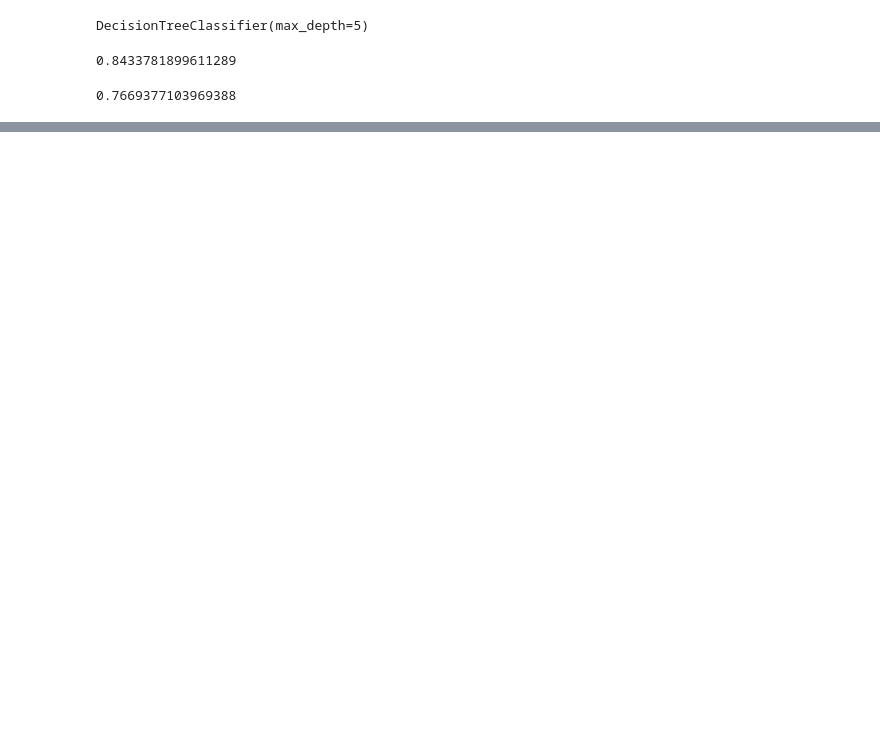
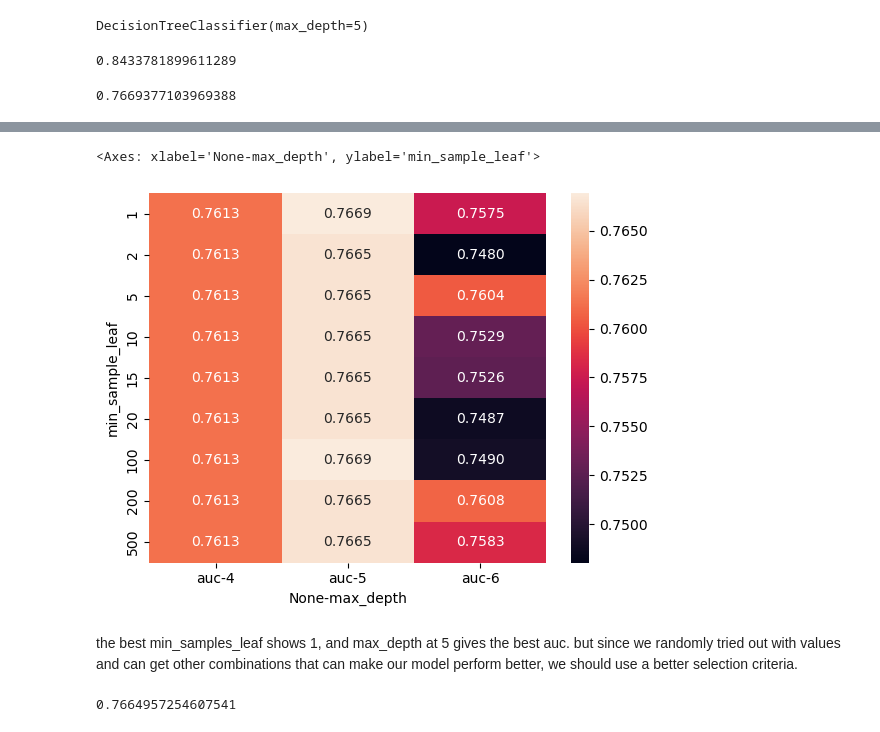
Before and after one commit to psychAura/Machine-Learning-Zoomcamp, a Jupyter notebook: Decision Trees/trees.ipynb, the cells around one changed output, grey strips where cells are left out. Cells and saved outputs as stored; diff of their text form; code cells hidden in the pictures; blank space fills up the shorter version.

Commit message:
tuned parameter for DT model

```diff
--- a/Decision Trees/trees.ipynb
+++ b/Decision Trees/trees.ipynb
@@ -281,0 +288,11 @@ print(export_text(dt, feature_names = dv.get_feature_names_out()))
+# %%
+##finding the best max_depth
+
+for d in [1,2,3,4, 5,6,10,15,20, None]:
+    dt = DecisionTreeClassifier (max_depth = d)
+    dt.fit(X_train, y_train)
+
+    y_pred = dt.predict_proba(X_val)[:,1]
+    auc = roc_auc_score(y_val, y_pred)
+
+    print ('%4s -> %.3f' % (d, auc))
@@ -281,0 +312,14 @@ print(export_text(dt, feature_names = dv.get_feature_names_out()))
+# %%
+scores = []
+for d in [4,5,6]:
+    for s in [1,2,5,10,15,20,100,200,500]:
+        dt = DecisionTreeClassifier (max_depth = d)
+        dt.fit(X_train, y_train)
+
+        y_pred = dt.predict_proba(X_val)[:,1]
+        auc = roc_auc_score(y_val, y_pred)
+
+        scores.append((d,s,auc))
+# %%
+df_scores = pd.DataFrame(scores, columns =['max_depth', 'min_sample_leaf', 'auc'])
+df_scores.head()
@@ -281,0 +353,3 @@ print(export_text(dt, feature_names = dv.get_feature_names_out()))
+# %%
+df_scores_pivot = df_scores.pivot(index = 'min_sample_leaf', columns = ['max_depth'], values= ['auc'])
+df_scores_pivot
@@ -281,0 +369,17 @@ print(export_text(dt, feature_names = dv.get_feature_names_out()))
+# %%
+sns.heatmap(df_scores_pivot, annot=True, fmt = '.4f')
+# %% [output]
+<Axes: xlabel='None-max_depth', ylabel='min_sample_leaf'>
+[figure, added]
+# %% [markdown]
+the best min_samples_leaf shows 1, and max_depth at 5 gives the best auc. but since we randomly tried out with values and can get other combinations that can make our model perform better, we should use a better selection criteria.
+# %%
+dt = DecisionTreeClassifier(max_depth=5, min_samples_leaf=1)
+dt.fit(X_train, y_train)
+
+y_pred = dt.predict_proba(X_val)[:,1]
+auc = roc_auc_score(y_val, y_pred)
+auc
+##model still doesnt perform well.
+# %% [output]
+0.7664957254607541
```
Also changed, not shown: parts of 11 cells of this notebook.
